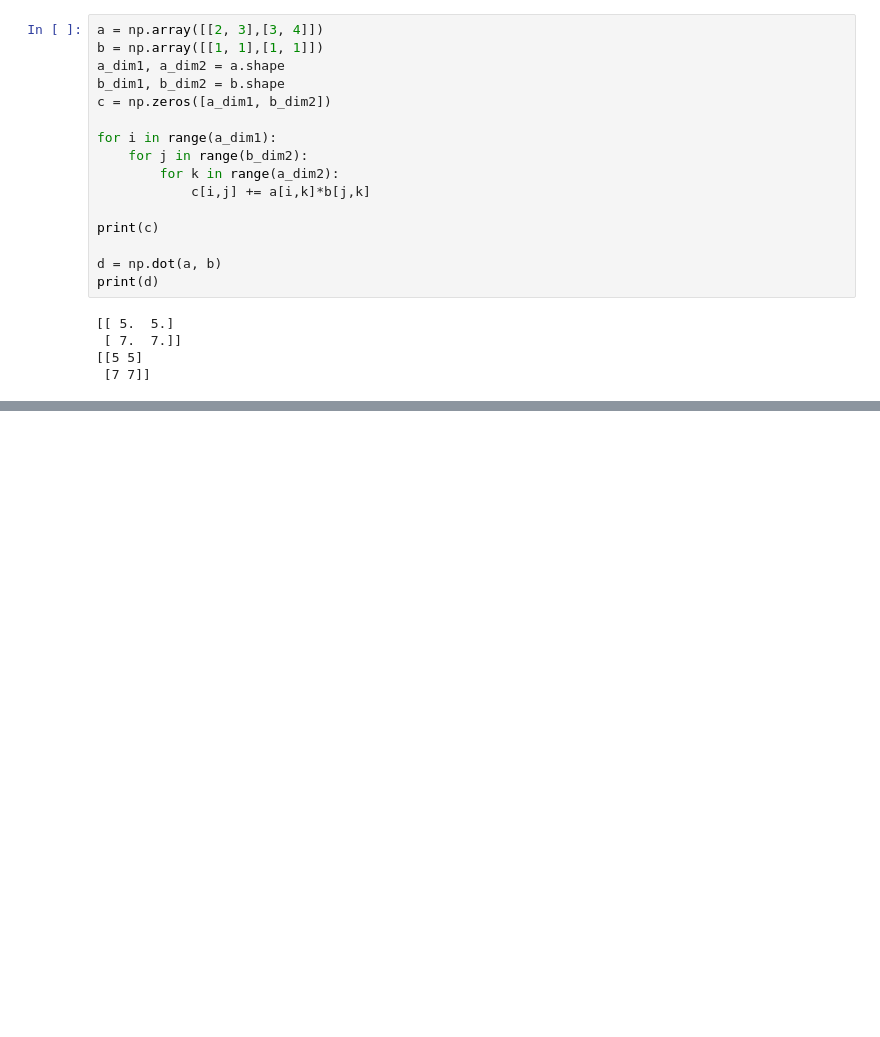
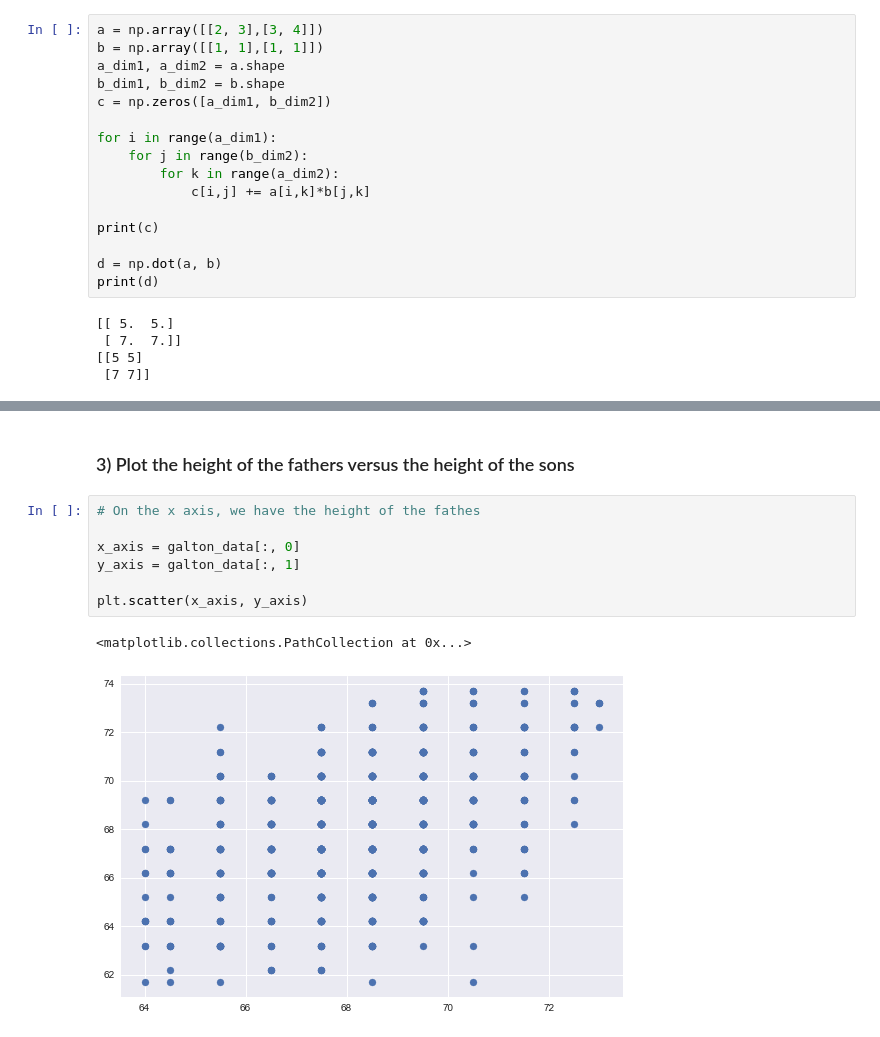
Before and after one commit to gomesfernanda/lxmls_lab, a Jupyter notebook: Lesson 0 - Python basics.ipynb, the cells around one changed output, grey strips where cells are left out. Drawn from its saved outputs; the diff is of its cells as text; blank space fills up the shorter version.

```diff
--- a/Lesson 0 - Python basics.ipynb
+++ b/Lesson 0 - Python basics.ipynb
@@ -66,0 +155,12 @@ print(d)
+# %% [markdown]
+### 3) Plot the height of the fathers versus the height of the sons
+# %%
+# On the x axis, we have the height of the fathes
+
+x_axis = galton_data[:, 0]
+y_axis = galton_data[:, 1]
+
+plt.scatter(x_axis, y_axis)
+# %% [output]
+<matplotlib.collections.PathCollection at 0x...>
+[figure, added]
```
Also changed, not shown: parts of 14 cells of this notebook, 2 other files.
